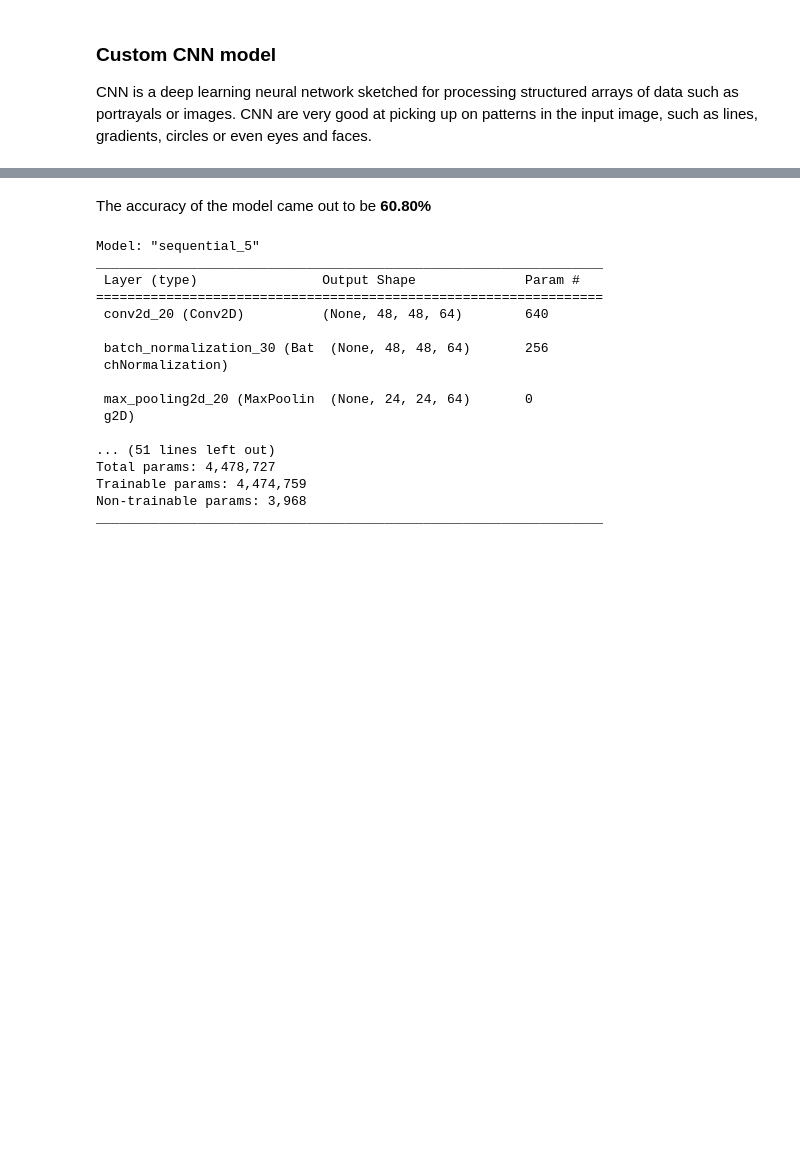
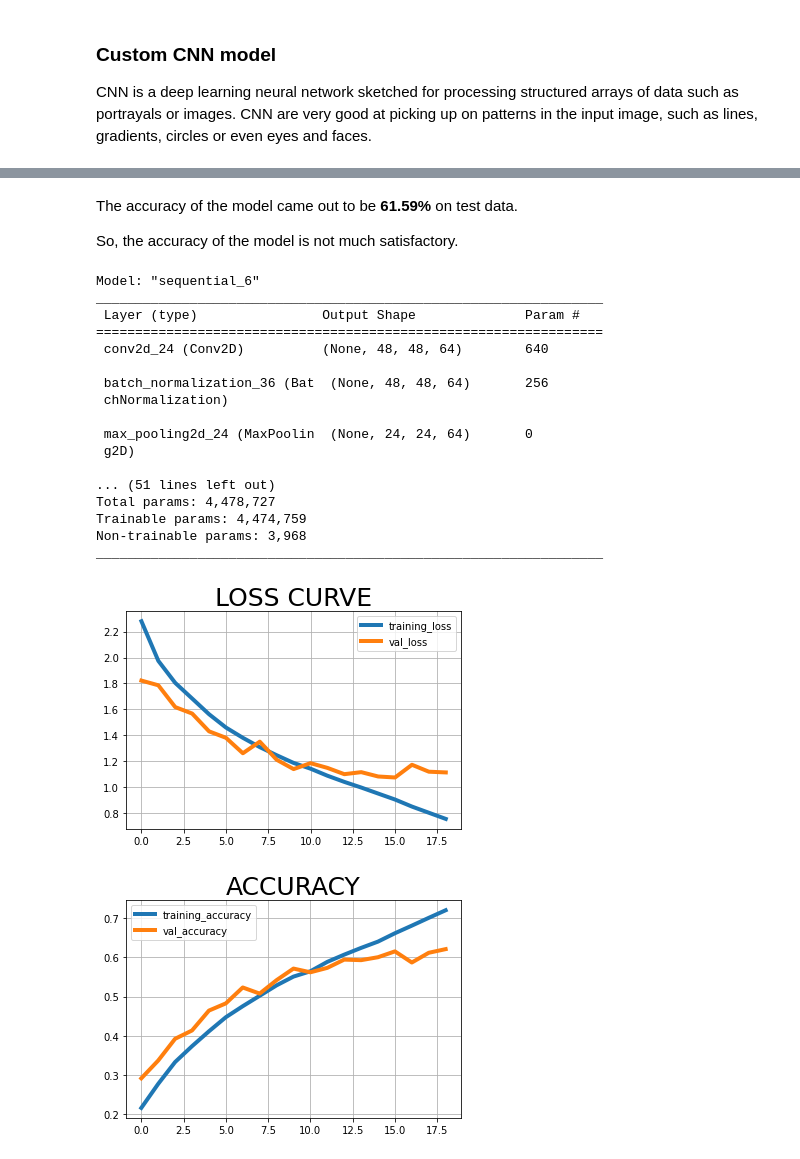
Before and after one commit to Arka1212/Live-Class-Monitoring-System-Face-Emotion-Recognition, a Jupyter notebook: Live_Class_Monitoring_System_(Face_Emotion_Recognition).ipynb, the cells around one changed output, grey strips where cells are left out. Saved outputs shown, nothing was run; the diff lists cells and outputs as text; code cells hidden in the pictures; blank space fills up the shorter version.

```diff
--- a/Live_Class_Monitoring_System_(Face_Emotion_Recognition).ipynb
+++ b/Live_Class_Monitoring_System_(Face_Emotion_Recognition).ipynb
@@ -374,7 +374,7 @@ model_A = Sequential([
 # %%
 # Compiling the model.
 model_A.compile(loss = 'categorical_crossentropy',
-                optimizer = Adam(learning_rate = 0.001),
+                optimizer = Adam(learning_rate = 0.0001),
                 metrics = ['accuracy'])
 # %%
 # Creating callbacks.
@@ -427,19 +427,21 @@ model_A.evaluate(test_data)
 # %% [markdown]
-The accuracy of the model came out to be **60.80%**
+The accuracy of the model came out to be **61.59%** on test data.
+
+So, the accuracy of the model is not much satisfactory.
 # %%
 # Checking the model summary.
 model_A.summary()
 # %% [output]
-Model: "sequential_5"
+Model: "sequential_6"
 _________________________________________________________________
  Layer (type)                Output Shape              Param #
 =================================================================
- conv2d_20 (Conv2D)          (None, 48, 48, 64)        640
+ conv2d_24 (Conv2D)          (None, 48, 48, 64)        640
 
- batch_normalization_30 (Bat  (None, 48, 48, 64)       256
+ batch_normalization_36 (Bat  (None, 48, 48, 64)       256
  chNormalization)
 
- max_pooling2d_20 (MaxPoolin  (None, 24, 24, 64)       0
+ max_pooling2d_24 (MaxPoolin  (None, 24, 24, 64)       0
  g2D)
 
 ... (51 lines left out)
@@ -447,3 +449,40 @@ Total params: 4,478,727
 Trainable params: 4,474,759
 Non-trainable params: 3,968
 _________________________________________________________________
+# %%
+# Creating functions to plot the validation and training curves separately.
+def plot_loss_curves(history):
+  '''
+  Returns separate loss curves for training and validation set
+  '''
+
+  loss = history.history['loss']
+  val_loss = history.history['val_loss']
+
+  accuracy = history.history['accuracy']
+  val_accuracy = history.history['val_accuracy']
+
+  epochs = range(len(history.history['loss']))
+
+  # PLotting loss.
+  plt.plot(epochs, loss, label = 'training_loss',linewidth=4)
+  plt.plot(epochs, val_loss, label = 'val_loss',linewidth=4)
+  plt.title('LOSS CURVE',fontsize = 25)
+  plt.legend()
+  plt.grid()
+  plt.show()
+
+  # Plotting accuracy.
+  plt.figure()
+  plt.plot(epochs, accuracy, label = 'training_accuracy',linewidth=4)
+  plt.plot(epochs, val_accuracy, label = 'val_accuracy',linewidth=4)
+  plt.title('ACCURACY',fontsize = 25)
+  plt.legend()
+  plt.grid()
+  plt.show()
+# %%
+# Plotting the loss curves.
+plot_loss_curves(history_model_A)
+# %% [output]
+[figure, added]
+[figure, added]
```
Also changed, not shown: parts of 2 cells of this notebook.
